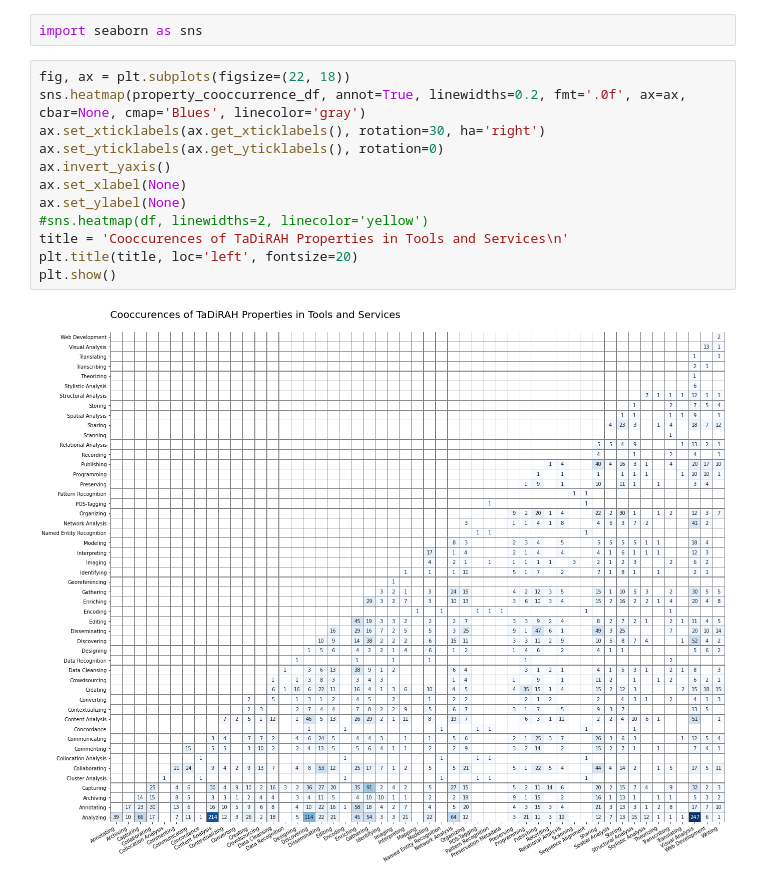
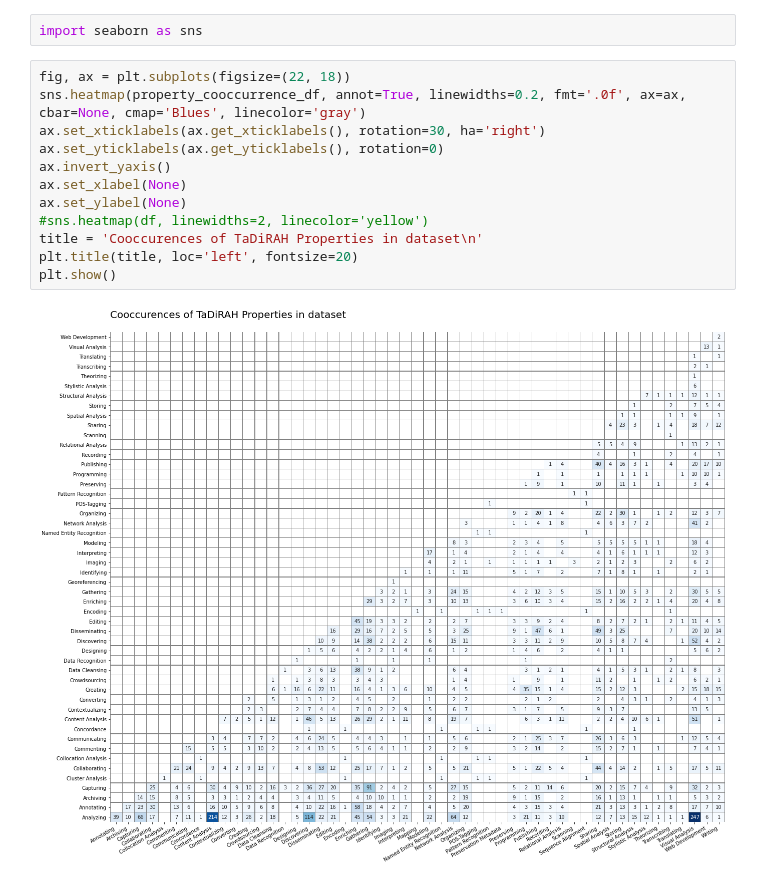
Before and after one commit to cesareconcordia/sshoc-resources, a Jupyter notebook: SSHOCCurationWS-Demo.ipynb, the cells around one changed output. Saved outputs shown, nothing was run; the diff lists cells and outputs as text.

```diff
--- a/SSHOCCurationWS-Demo.ipynb
+++ b/SSHOCCurationWS-Demo.ipynb
@@ -599,14 +599,14 @@ import seaborn as sns
 # %%
 fig, ax = plt.subplots(figsize=(22, 18))
 sns.heatmap(property_cooccurrence_df, annot=True, linewidths=0.2, fmt='.0f', ax=ax, cbar=None, cmap='Blues', linecolor='gray')
 ax.set_xticklabels(ax.get_xticklabels(), rotation=30, ha='right')
 ax.set_yticklabels(ax.get_yticklabels(), rotation=0)
 ax.invert_yaxis()
 ax.set_xlabel(None)
 ax.set_ylabel(None)
 #sns.heatmap(df, linewidths=2, linecolor='yellow')
-title = 'Cooccurences of TaDiRAH Properties in Tools and Services\n'
+title = 'Cooccurences of TaDiRAH Properties in dataset\n'
 plt.title(title, loc='left', fontsize=20)
 plt.show()
 # %% [output]
-[figure, old version]
+[figure, new version]
```
Also changed, not shown: parts of 6 cells of this notebook.
